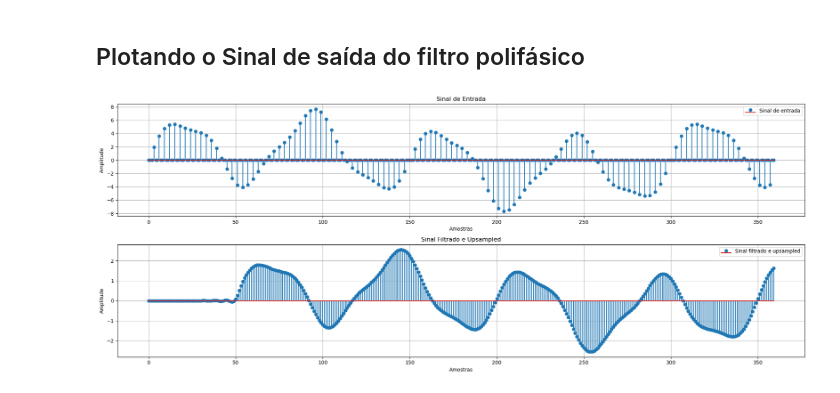
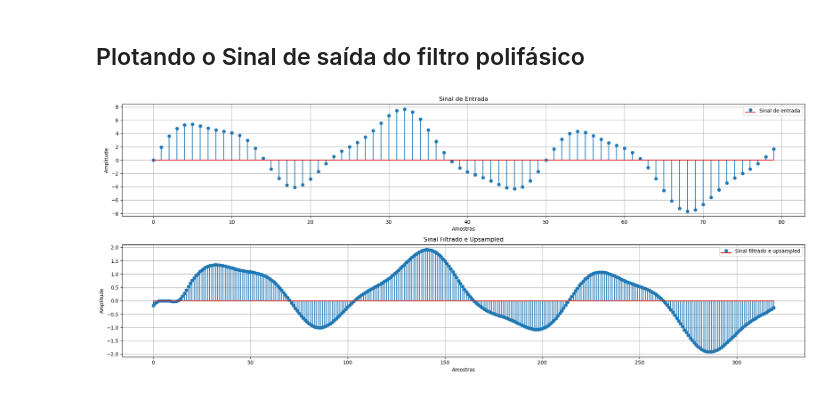
Before and after one commit to V-Emanuel/PDS, a Jupyter notebook: polyphase_filter.ipynb, the cells around one changed output. Saved outputs shown, nothing was run; the diff lists cells and outputs as text; code cells hidden in the pictures.

Commit message:
fix: upsample on polyphase function

```diff
--- a/polyphase_filter.ipynb
+++ b/polyphase_filter.ipynb
@@ -7,5 +7,5 @@ from scipy import signal
 # %%
-frequencia = 6
+frequencia = 4
 fs_continuo = 1000
 fs_amostrado = 10 * frequencia
 
@@ -22,12 +22,12 @@ ruido_amostrado = (np.sin(2 * np.pi * frequencia * t_amostrado) +
 # %% [markdown]
 ## Fazendo a interpolação do sinal amostrado por 3:
 # %%
-n = 2
+L = 4
 
-ruido_decimado = np.zeros(len(ruido_amostrado) * (n + 1))
-ruido_decimado[::(n + 1)] = ruido_amostrado
+ruido_decimado = np.zeros(len(ruido_amostrado) * (L + 1))
+ruido_decimado[::(L + 1)] = ruido_amostrado
 
-t_decimado = np.arange(0, 2, 1/(fs_amostrado * (n + 1)))
+t_decimado = np.arange(0, 2, 1/(fs_amostrado * (L + 1)))
 # %% [markdown]
 ## Passando os sinais por um filtro FIR :
 # %%
@@ -146,56 +146,54 @@ plt.show()
 ## Implementando o filtro polifásico para interpolação:
 # %%
 def polyphase_filter(unsampled_signal, num_taps, cutoff, M):
-    # Garantir que o número de coeficientes seja divisível por M
+
     if num_taps % M != 0:
-        num_taps += (M - num_taps % M)  # Ajustar para ser divisível por M
+        num_taps += (M - num_taps % M)
 
-    # Passo 2: Projetar o filtro FIR
     h = signal.firwin(num_taps, cutoff)
 
-    # Passo 3: Decomposição polifásica
     h_poly = np.zeros((M, num_taps // M))
     for i in range(M):
         h_poly[i] = h[i::M]
 
-    # Passo 4: Upsampling do sinal de entrada
     upsampled_length = len(unsampled_signal) * M
     upsampled_signal = np.zeros(upsampled_length)
     upsampled_signal[::M] = unsampled_signal
 
-    # Passo 5: Filtrar e somar as saídas
     output_signal = np.zeros(upsampled_length)
+
     for i in range(M):
-        phase_signal = signal.lfilter(h_poly[i], 1, upsampled_signal[i::M])
-        output_signal[i::M] += phase_signal
+        phase_signal = signal.lfilter(h_poly[i], 1, upsampled_signal)
+        output_signal += np.roll(phase_signal, i)
 
     return output_signal
 # %% [markdown]
 ## Plotando o Sinal de saída do filtro polifásico
 # %%
-polyphasefilter_signal = polyphase_filter(ruido_decimado, 100, (frequencia/20), 1)
+polyphasefilter_signal = polyphase_filter(ruido_amostrado, 100, (frequencia/(L*20)), L)
 
 plt.figure(figsize=(20, 8))
 
 # Gráfico do sinal de entrada
 plt.subplot(2, 1, 1)
-plt.stem(ruido_decimado, label='Sinal de entrada')
+plt.stem(ruido_amostrado, label='Sinal de entrada')
 plt.title('Sinal de Entrada')
 plt.xlabel('Amostras')
 plt.ylabel('Amplitude')
 plt.grid()
+
 plt.legend()
 
 # Gráfico do sinal filtrado
 plt.subplot(2, 1, 2)
 plt.stem(polyphasefilter_signal, label='Sinal filtrado e upsampled')
 plt.title('Sinal Filtrado e Upsampled')
 plt.xlabel('Amostras')
 plt.ylabel('Amplitude')
 plt.grid()
 plt.legend()
 
 plt.tight_layout()
 plt.show()
 # %% [output]
-[figure, old version]
+[figure, new version]
```
Also changed, not shown: parts of 5 cells of this notebook.
